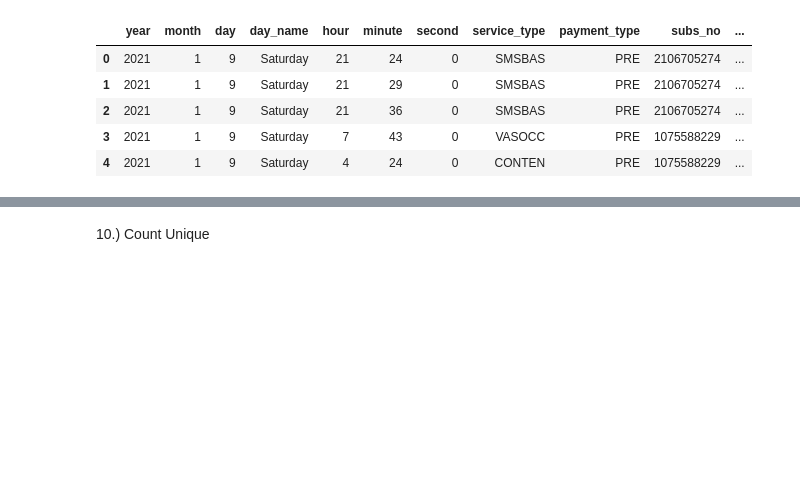
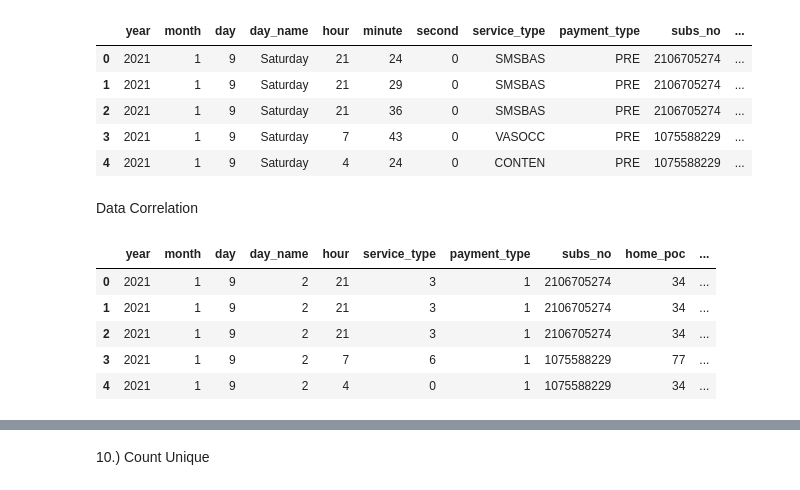
Before and after one commit to TAdatafabric/Fabricity-web, a Jupyter notebook: Data.ipynb, the cells around one changed output, grey strips where cells are left out. Cells and saved outputs as stored; diff of their text form; code cells hidden in the pictures; blank space fills up the shorter version.

```diff
--- a/Data.ipynb
+++ b/Data.ipynb
@@ -450,3 +450,5 @@ data.head()
 # %%
 #drop minute and second
 data = data.drop(['minute','second'], axis = 1)
+# %% [markdown]
+Data Correlation
@@ -452,0 +464,9 @@ data = data.drop(['minute','second'], axis = 1)
+# %%
+data.head()
+# %% [output]
+|  | year | month | day | day_name | hour | service_type | payment_type | subs_no | home_poc | ... |
+| 0 | 2021 | 1 | 9 | 2 | 21 | 3 | 1 | 2106705274 | 34 | ... |
+| 1 | 2021 | 1 | 9 | 2 | 21 | 3 | 1 | 2106705274 | 34 | ... |
+| 2 | 2021 | 1 | 9 | 2 | 21 | 3 | 1 | 2106705274 | 34 | ... |
+| 3 | 2021 | 1 | 9 | 2 | 7 | 6 | 1 | 1075588229 | 77 | ... |
+| 4 | 2021 | 1 | 9 | 2 | 4 | 0 | 1 | 1075588229 | 34 | ... |
```
Also changed, not shown: parts of 13 cells of this notebook.
